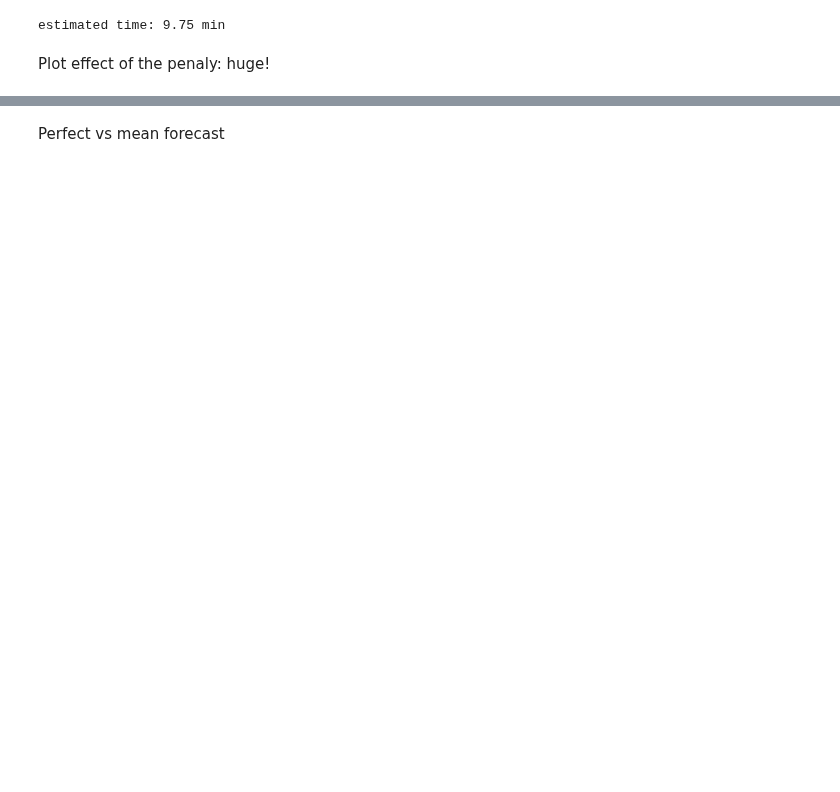
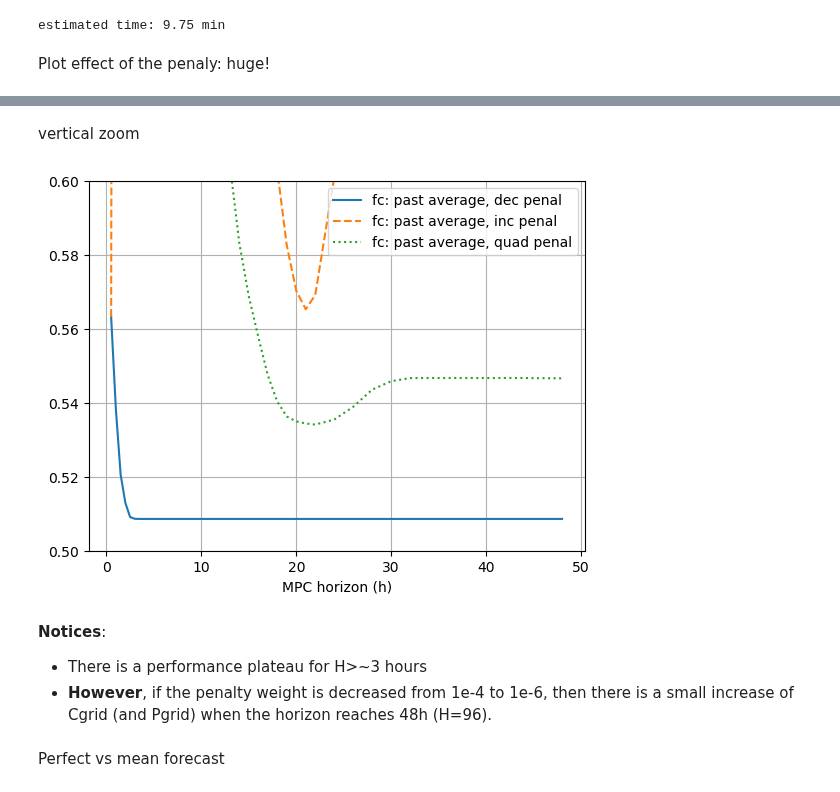
Before and after one commit to pierre-haessig/solarhome-control-bench, a Jupyter notebook: methods/julia_jump_mpc/julia_mpc.ipynb, the cells around one changed output, grey strips where cells are left out. Drawn from its saved outputs; the diff is of its cells as text; code cells hidden in the pictures; blank space fills up the shorter version.

```diff
--- a/methods/julia_jump_mpc/julia_mpc.ipynb
+++ b/methods/julia_jump_mpc/julia_mpc.ipynb
@@ -804,3 +849,20 @@ legend();
+# %% [markdown]
+vertical zoom
+# %%
+plot(H_list*dt, C_grid_dm_H, "-", label="fc: past average, dec penal", ms=3)
+plot(H_list*dt, C_grid_dm_inc_H, "--", label="fc: past average, inc penal", ms=3)
+plot(H_list*dt, C_grid_dm_quad_H, ":", label="fc: past average, quad penal", ms=3)
+ylim(0.5, 0.6)
+
+xlabel("MPC horizon (h)")
+grid()
+legend();
+# %% [output]
+[figure, added]
+# %% [markdown]
+**Notices**:
+- There is a performance  plateau for H>~3 hours
+- **However**, if the penalty weight is decreased from 1e-4 to 1e-6, then there is a small increase of Cgrid (and Pgrid) when the horizon reaches 48h (H=96).
 # %% [markdown]
 Perfect vs mean forecast
 # %%
```
Also changed, not shown: parts of 42 cells of this notebook, 2 other files.
